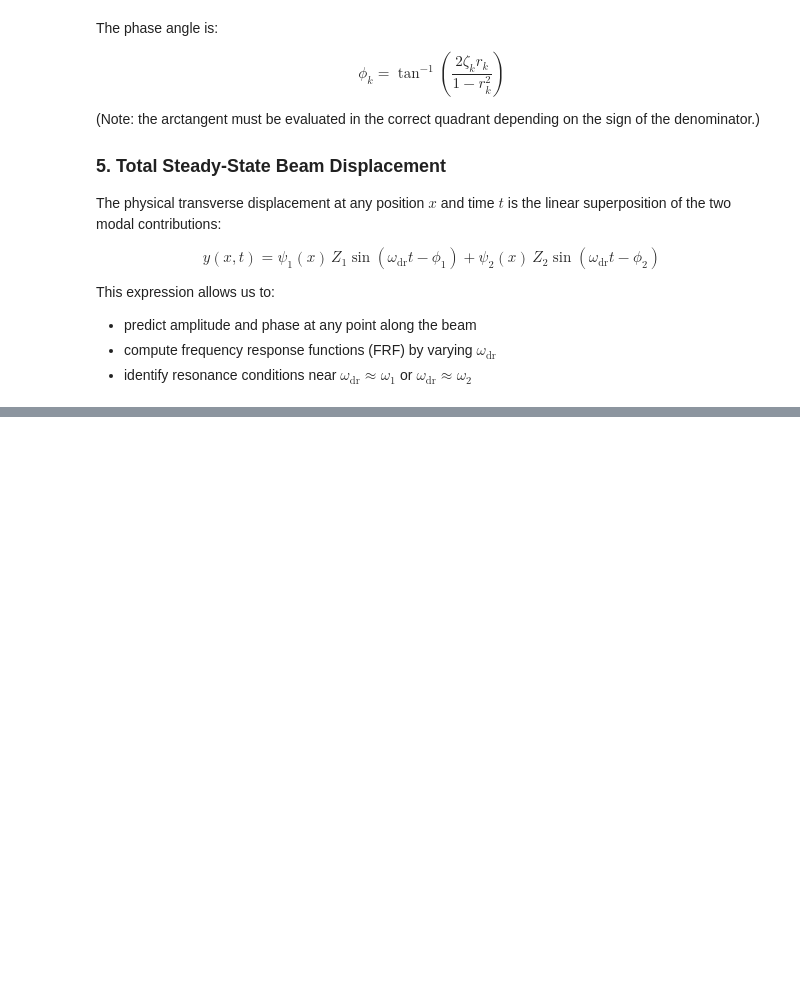
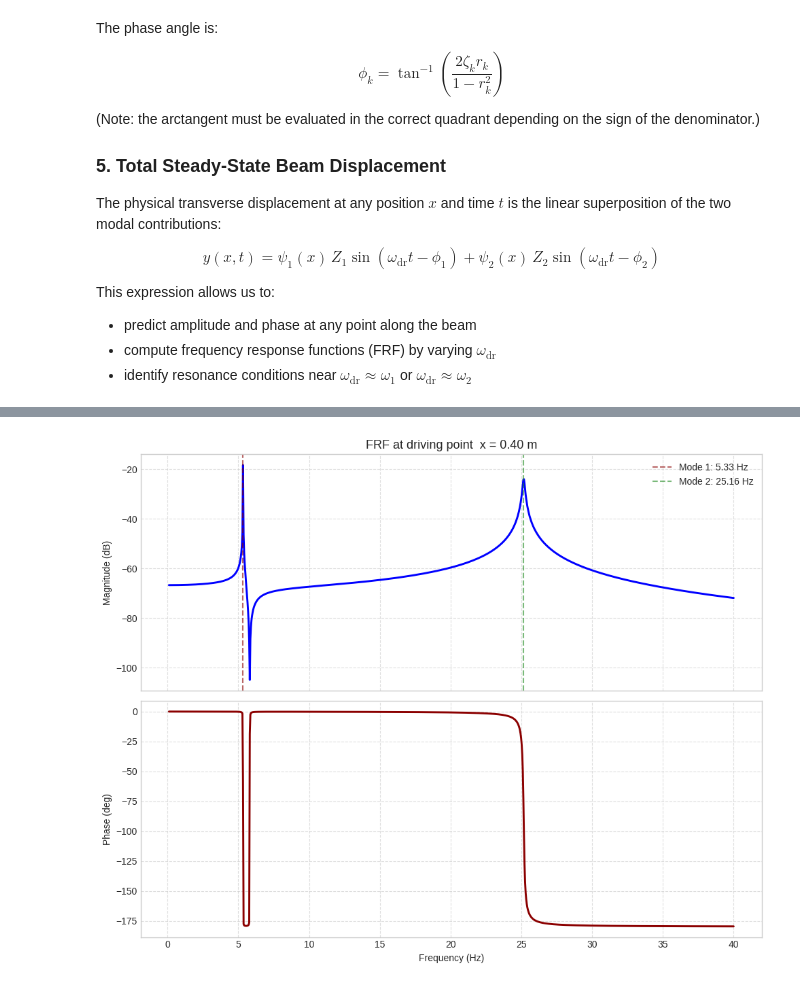
Before and after one commit to kush450629/ME421_GROUP_A1, a Jupyter notebook: Vibration/ME421_E20021_Vibrations.ipynb, the cells around one changed output, grey strips where cells are left out. Cells and saved outputs as stored; diff of their text form; code cells hidden in the pictures; blank space fills up the shorter version.

```diff
--- a/Vibration/ME421_E20021_Vibrations.ipynb
+++ b/Vibration/ME421_E20021_Vibrations.ipynb
@@ -1420,0 +1558,56 @@ This expression allows us to:
+# %%
+import numpy as np
+import matplotlib.pyplot as plt
+
+# ─── 1. Frequency Vector Setup ──────────────────────────────────────────────
+# Range chosen to cover both expected modes
+frequencies = np.linspace(0.1, 40, 1000)
+omega_vec   = 2 * np.pi * frequencies
+
+# Location where FRF is evaluated (driving point)
+x_eval = le
+
+# ─── 2. Receptance FRF Calculation ──────────────────────────────────────────
+H = np.zeros_like(omega_vec, dtype=complex)
+
+for idx, omega in enumerate(omega_vec):
+    # Mode 1 term
+    num1 = psi1(x_eval) * psi1(le)
+    den1 = K11 - M11 * omega**2 + 1j * C11 * omega
+
+    # Mode 2 term
+    num2 = psi2(x_eval) * psi2(le)
+    den2 = K22 - M22 * omega**2 + 1j * C22 * omega
+
+    H[idx] = (num1 / den1) + (num2 / den2)
+
+# ─── 3. Magnitude (dB) and Phase ────────────────────────────────────────────
+mag_db = 20 * np.log10(np.abs(H) + 1e-20)          # small offset to avoid log(0)
+phase_unwrapped = np.unwrap(np.angle(H))
+phase_degrees   = np.degrees(phase_unwrapped)
+
+# ─── 4. Plotting ────────────────────────────────────────────────────────────
+fig, (ax_mag, ax_ph) = plt.subplots(2, 1, figsize=(10, 8), sharex=True)
+
+# Magnitude plot
+ax_mag.plot(frequencies, mag_db, color='blue', lw=2.1)
+ax_mag.set_ylabel('Magnitude (dB)')
+ax_mag.set_title(f'FRF at driving point  x = {le:.2f} m', fontsize=13)
+ax_mag.grid(True, which='both', linestyle='--', alpha=0.65)
+
+f1_hz = omega1 / (2 * np.pi)
+f2_hz = omega2 / (2 * np.pi)
+ax_mag.axvline(f1_hz, color='darkred', ls='--', alpha=0.6, label=f'Mode 1: {f1_hz:.2f} Hz')
+ax_mag.axvline(f2_hz, color='forestgreen', ls='--', alpha=0.6, label=f'Mode 2: {f2_hz:.2f} Hz')
+ax_mag.legend(loc='best', fontsize=10)
+
+# Phase plot
+ax_ph.plot(frequencies, phase_degrees, color='darkred', lw=2.1)
+ax_ph.set_ylabel('Phase (deg)')
+ax_ph.set_xlabel('Frequency (Hz)')
+ax_ph.grid(True, which='both', linestyle='--', alpha=0.65)
+
+plt.tight_layout()
+plt.show()
+# %% [output]
+[figure, added]
```
Also changed, not shown: parts of 11 cells of this notebook.
